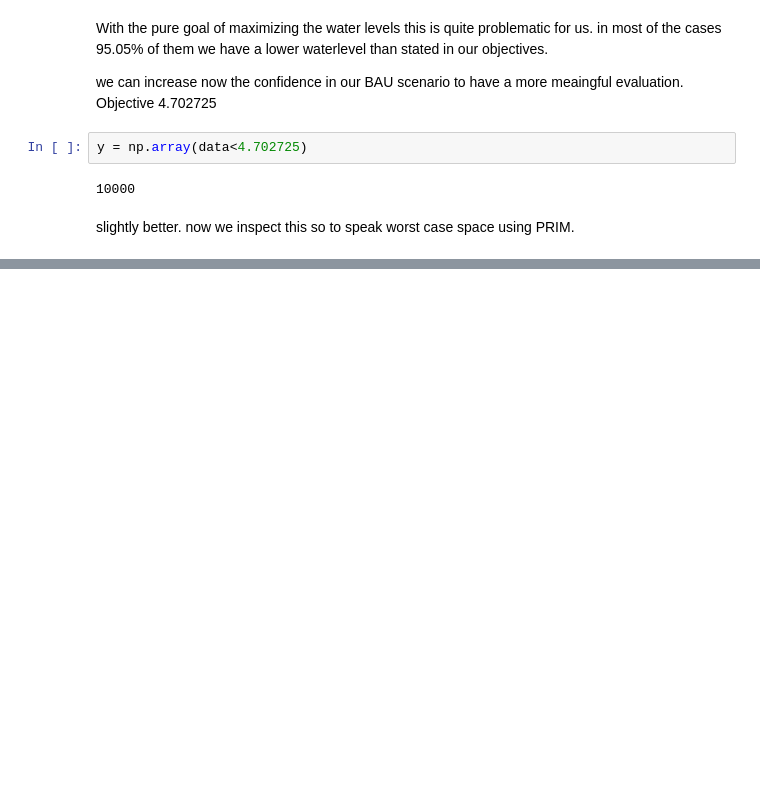
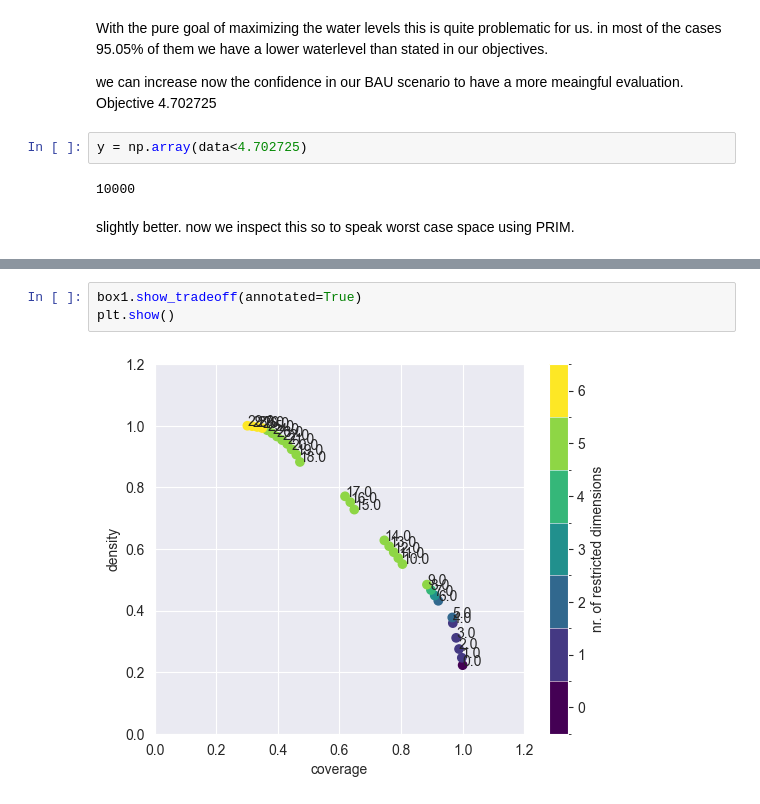
Before and after one commit to florihu/MBDM_Group5, a Jupyter notebook: scenario_discovery_PRIM.ipynb, the cells around one changed output, grey strips where cells are left out. Saved outputs shown, nothing was run; the diff lists cells and outputs as text; blank space fills up the shorter version.

```diff
--- a/scenario_discovery_PRIM.ipynb
+++ b/scenario_discovery_PRIM.ipynb
@@ -199,0 +203,5 @@ box1 = prim_alg.find_box()
+# %%
+box1.show_tradeoff(annotated=True)
+plt.show()
+# %% [output]
+[figure, added]
```
Also changed, not shown: parts of 31 cells of this notebook, 4 other files.
